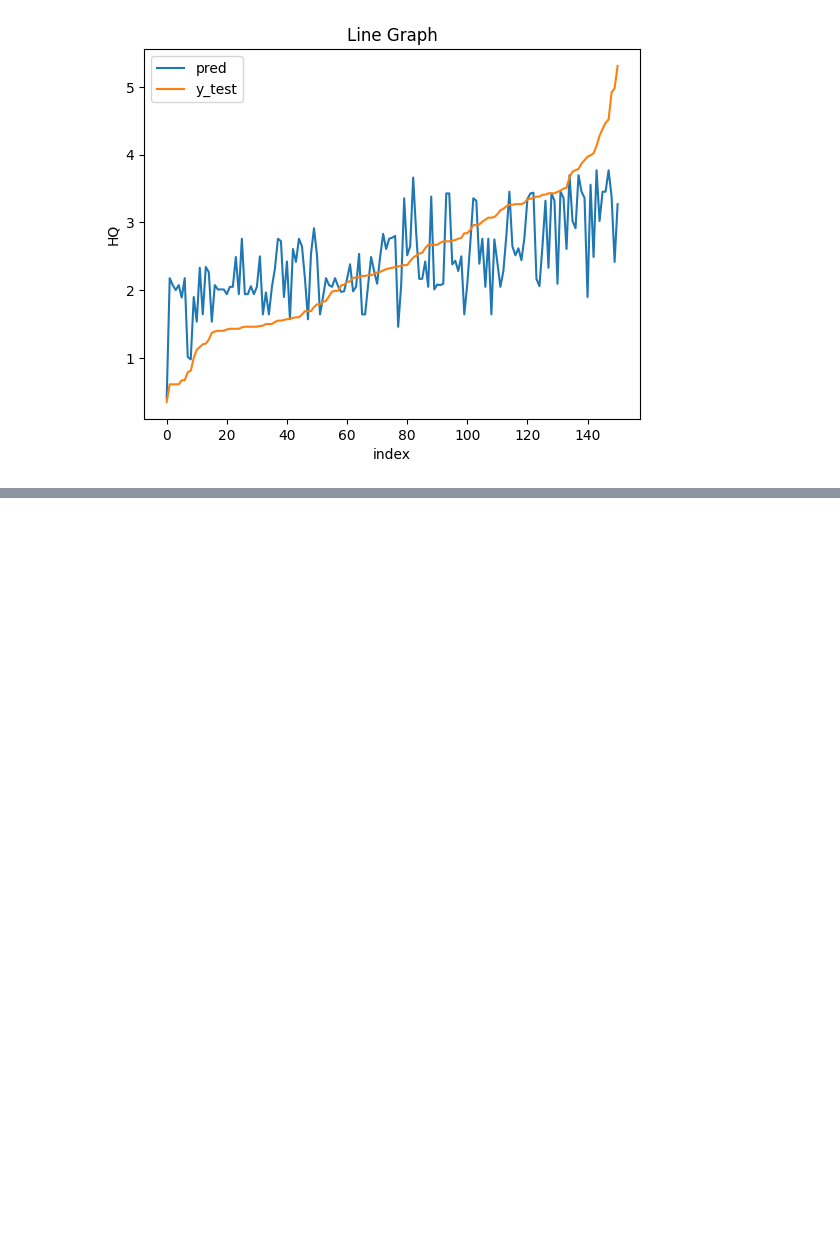
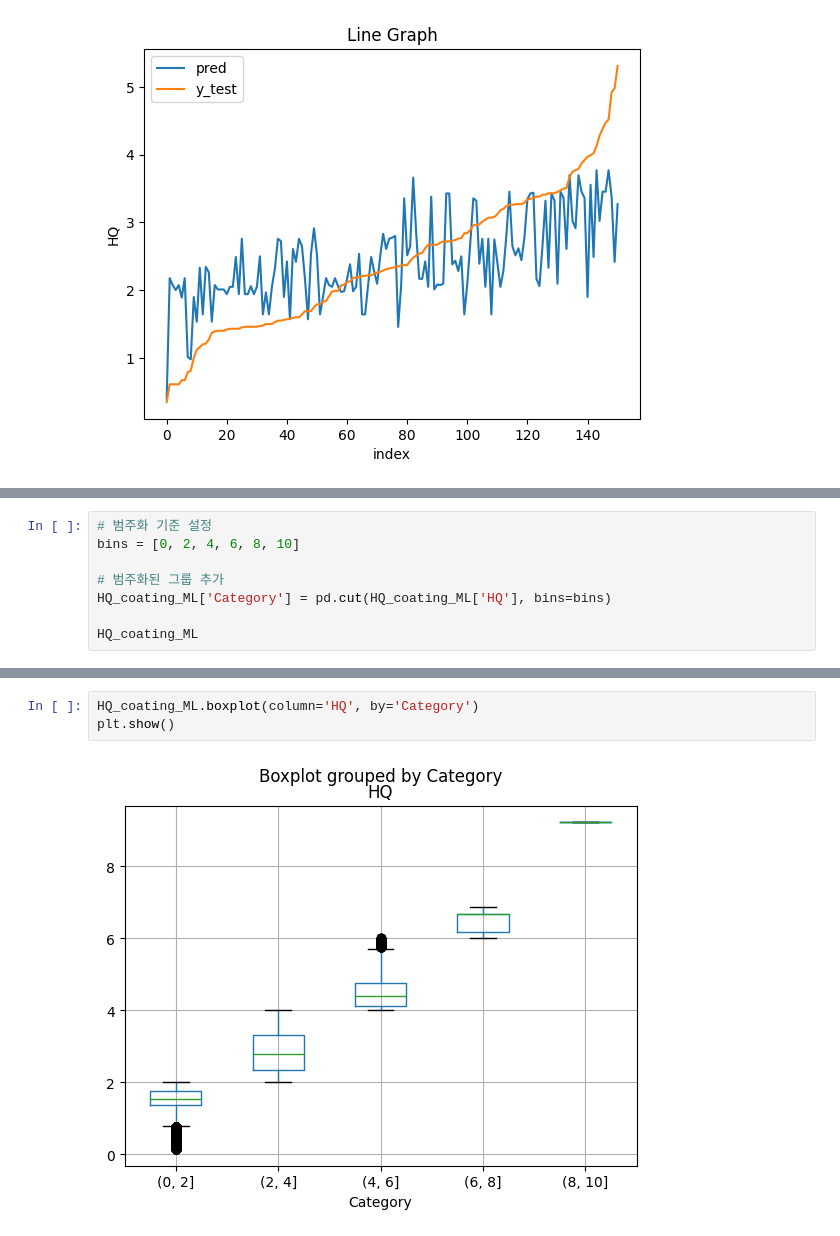
Before and after one commit to khun0115/Final_Project, a Jupyter notebook: TalkFile_HQ 예측 머신러닝.ipynb.ipynb, the cells around one changed output, grey strips where cells are left out. Saved outputs shown, nothing was run; the diff lists cells and outputs as text; blank space fills up the shorter version.

```diff
--- a/TalkFile_HQ 예측 머신러닝.ipynb.ipynb
+++ b/TalkFile_HQ 예측 머신러닝.ipynb.ipynb
@@ -539,0 +581,8 @@ plt.show()
+# %%
+# 범주화 기준 설정
+bins = [0, 2, 4, 6, 8, 10]
+
+# 범주화된 그룹 추가
+HQ_coating_ML['Category'] = pd.cut(HQ_coating_ML['HQ'], bins=bins)
+
+HQ_coating_ML
@@ -539,0 +608,5 @@ plt.show()
+# %%
+HQ_coating_ML.boxplot(column='HQ', by='Category')
+plt.show()
+# %% [output]
+[figure, added]
```
Also changed, not shown: parts of 13 cells of this notebook.
